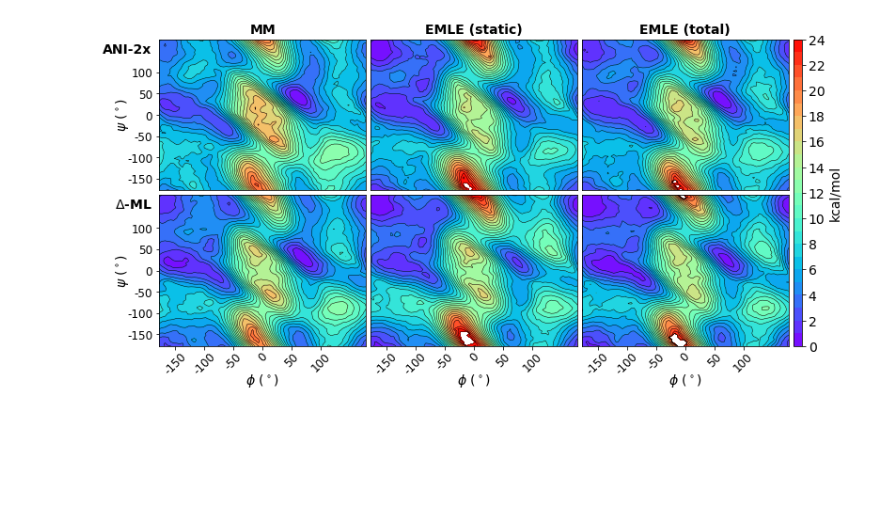
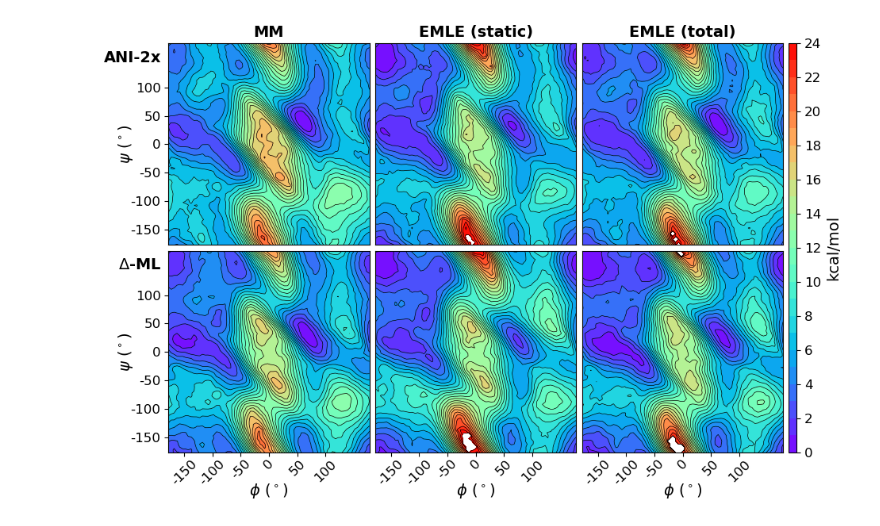
Before and after one commit to chemle/emle-engine-paper, a Jupyter notebook: figures/FigS1.ipynb, the cells around one changed output. Saved outputs shown, nothing was run; the diff lists cells and outputs as text; code cells hidden in the pictures; blank space fills up the shorter version.

```diff
--- a/figures/FigS1.ipynb
+++ b/figures/FigS1.ipynb
@@ -37,10 +37,10 @@ levels = np.arange(0, 25)
 x_ticks = np.arange(-150, 150, 50)
 
 plt.rc('figure', facecolor='w')
-plt.rc('font', size=14)
+plt.rc('font', size=12)
 
-fig, axes = plt.subplots(2, 3, figsize=(12,6))
-fig.subplots_adjust(wspace=0.02, hspace=0.03)
+fig, axes = plt.subplots(2, 3, figsize=(10, 6.7))
+fig.subplots_adjust(wspace=0.03, hspace=0.03)
 
 for idx, (name) in enumerate(plot_names):
 
@@ -49,34 +49,35 @@ for idx, (name) in enumerate(plot_names):
     ax = axes[i][j]
 
     z = pmf_data[name][2] - np.min(pmf_data[name][2])
 
     a, b = masked_data[name][2], masked_data['wb97x'][2]
 
     if i == 0:
         ax.set_title(x_names[j], fontsize=14, pad=6, weight='semibold')
         ax.set_xticks([])
     else:
-        ax.set_xticks(x_ticks, x_ticks, rotation=45, fontsize=12)
+        ax.set_xticks(x_ticks, x_ticks, rotation=45)
         ax.xaxis.set_tick_params(pad=1)
         ax.set_xlabel("$\phi$ ($^\circ$)", fontsize=14, labelpad=-5)
 
     if j == 0:
         ax.text(-190, 145, y_names[i], fontsize=14,
                 rotation=0, ha='right', weight='semibold')
 
     if j > 0:
         ax.set_yticks([])
     else:
         ax.set_yticks(x_ticks, x_ticks, fontsize=12)
         ax.set_ylabel("$\psi$ ($^\circ$)", fontsize=14, labelpad=-4)
 
     cp = ax.contourf(x, y, z, cmap='rainbow', levels=levels)
     ax.contour(x, y, z, levels=levels, colors='black',
                linewidths=0.5, linestyles='solid')
 
-cbar_ax = fig.add_axes([0.906, 0.125, 0.01, 0.755])
-plt.colorbar(cp, cax=cbar_ax, ticks=np.arange(0, 25, 2), label="kcal/mol")
+cbar_ax = fig.add_axes([0.907, 0.111, 0.01, 0.770])
+cbar = plt.colorbar(cp, cax=cbar_ax, ticks=np.arange(0, 25, 2))
+cbar.set_label("kcal/mol", fontsize=14)
 plt.savefig('FigS1.png', dpi=300, bbox_inches='tight')
 plt.show()
 # %% [output]
-[figure, old version]
+[figure, new version]
```
Also changed, not shown: 7 other files.
